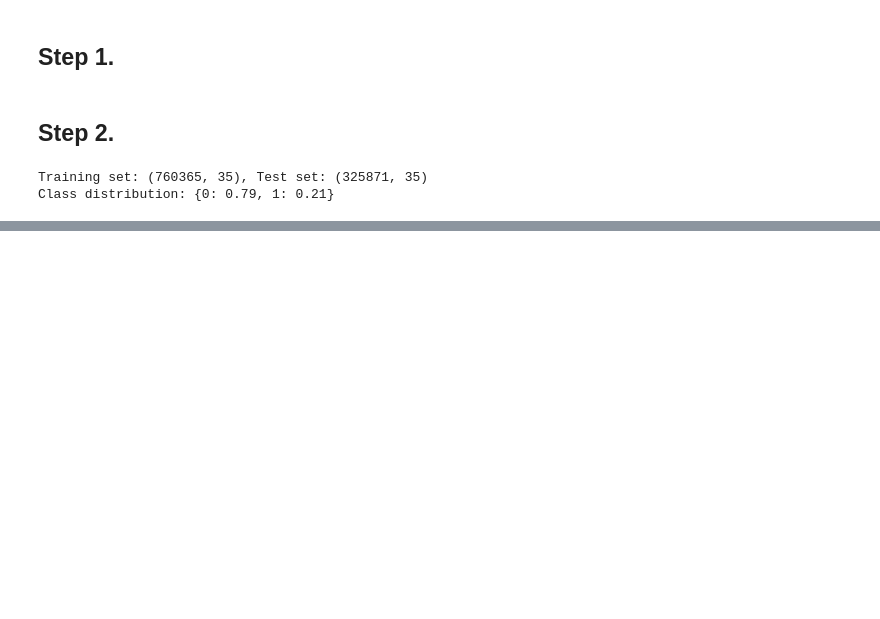
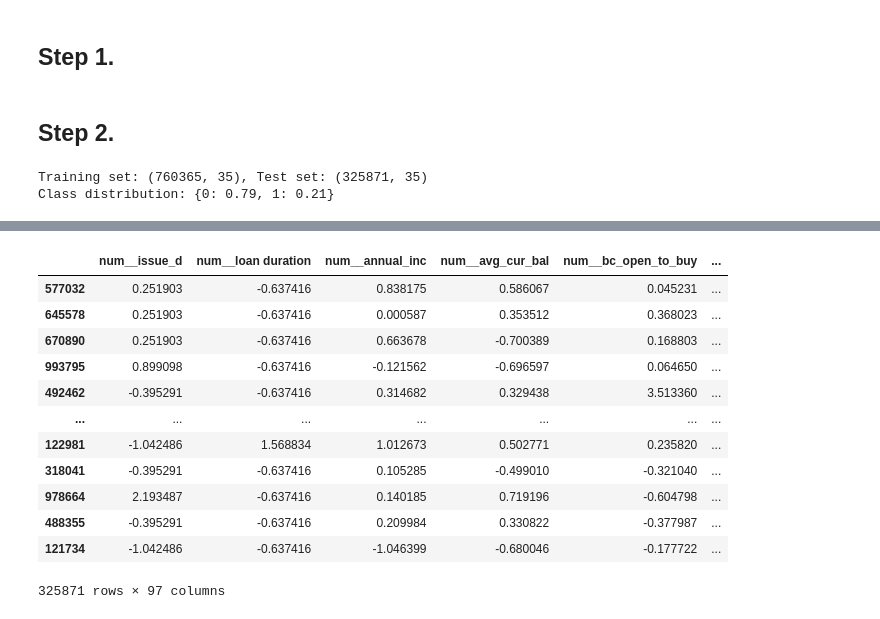
Before and after one commit to DENGDixin/isaf-g2, a Jupyter notebook: project.ipynb, the cells around one changed output, grey strips where cells are left out. Saved outputs shown, nothing was run; the diff lists cells and outputs as text; code cells hidden in the pictures; blank space fills up the shorter version.

```diff
--- a/project.ipynb
+++ b/project.ipynb
@@ -193,0 +532,24 @@ weighted avg       0.75      0.79      0.74    325871
+# %%
+feature_names = preprocessor.get_feature_names_out()
+
+X_to_explain = pd.DataFrame(
+    preprocessor.transform(X_test),
+    columns=feature_names,
+    index=X_test.index
+)
+# %%
+X_to_explain
+# %% [output]
+|  | num__issue_d | num__loan duration | num__annual_inc | num__avg_cur_bal | num__bc_open_to_buy | ... |
+| 577032 | 0.251903 | -0.637416 | 0.838175 | 0.586067 | 0.045231 | ... |
+| 645578 | 0.251903 | -0.637416 | 0.000587 | 0.353512 | 0.368023 | ... |
+| 670890 | 0.251903 | -0.637416 | 0.663678 | -0.700389 | 0.168803 | ... |
+| 993795 | 0.899098 | -0.637416 | -0.121562 | -0.696597 | 0.064650 | ... |
+| 492462 | -0.395291 | -0.637416 | 0.314682 | 0.329438 | 3.513360 | ... |
+| ... | ... | ... | ... | ... | ... | ... |
+| 122981 | -1.042486 | 1.568834 | 1.012673 | 0.502771 | 0.235820 | ... |
+| 318041 | -0.395291 | -0.637416 | 0.105285 | -0.499010 | -0.321040 | ... |
+| 978664 | 2.193487 | -0.637416 | 0.140185 | 0.719196 | -0.604798 | ... |
+| 488355 | -0.395291 | -0.637416 | 0.209984 | 0.330822 | -0.377987 | ... |
+| 121734 | -1.042486 | -0.637416 | -1.046399 | -0.680046 | -0.177722 | ... |
+325871 rows × 97 columns
```
Also changed, not shown: parts of 16 cells of this notebook.
